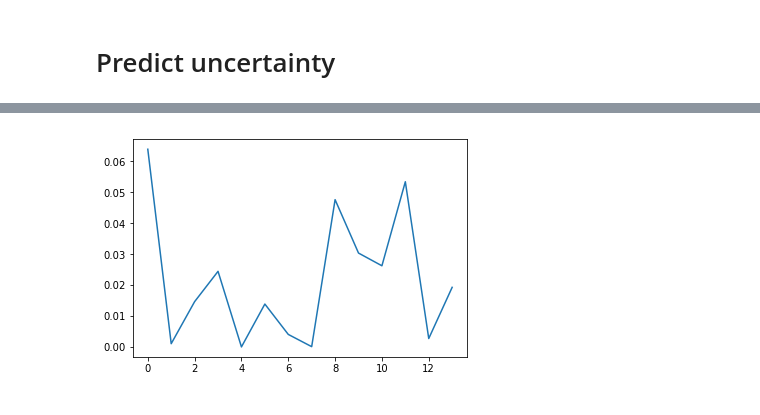
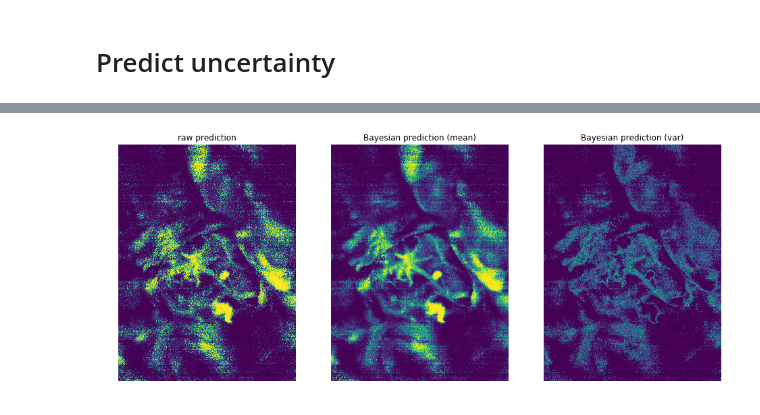
Before and after one commit to nih23/IntraoperativeFunctionalImaging, a Jupyter notebook: sep_unet.ipynb, the cells around one changed output, grey strips where cells are left out. Drawn from its saved outputs; the diff is of its cells as text; code cells hidden in the pictures.

```diff
--- a/sep_unet.ipynb
+++ b/sep_unet.ipynb
@@ -139,5 +153,20 @@ plt.show()
-# %%
-plt.plot(uncertainty)
-plt.show()
-# %% [output]
-[figure, removed]
+# %%
+fig=plt.figure(figsize=(16, 16))
+ax = fig.add_subplot(1, 3, 1)
+plt.imshow(np.reshape(samples_pred[1],[640, 480]))
+ax.axis('off')
+ax.title.set_text('raw prediction')
+
+ax = fig.add_subplot(1, 3, 2)
+plt.imshow(np.reshape(meanPrediction,[640, 480]))
+ax.axis('off')
+ax.title.set_text('Bayesian prediction (mean)')
+
+ax = fig.add_subplot(1, 3, 3)
+plt.imshow(np.reshape(stdPrediction,[640, 480]))
+ax.axis('off')
+ax.title.set_text('Bayesian prediction (var)')
+
+plt.show()
+# %% [output]
+[figure, added]
```
Also changed, not shown: parts of 25 cells of this notebook, 3 other files.
